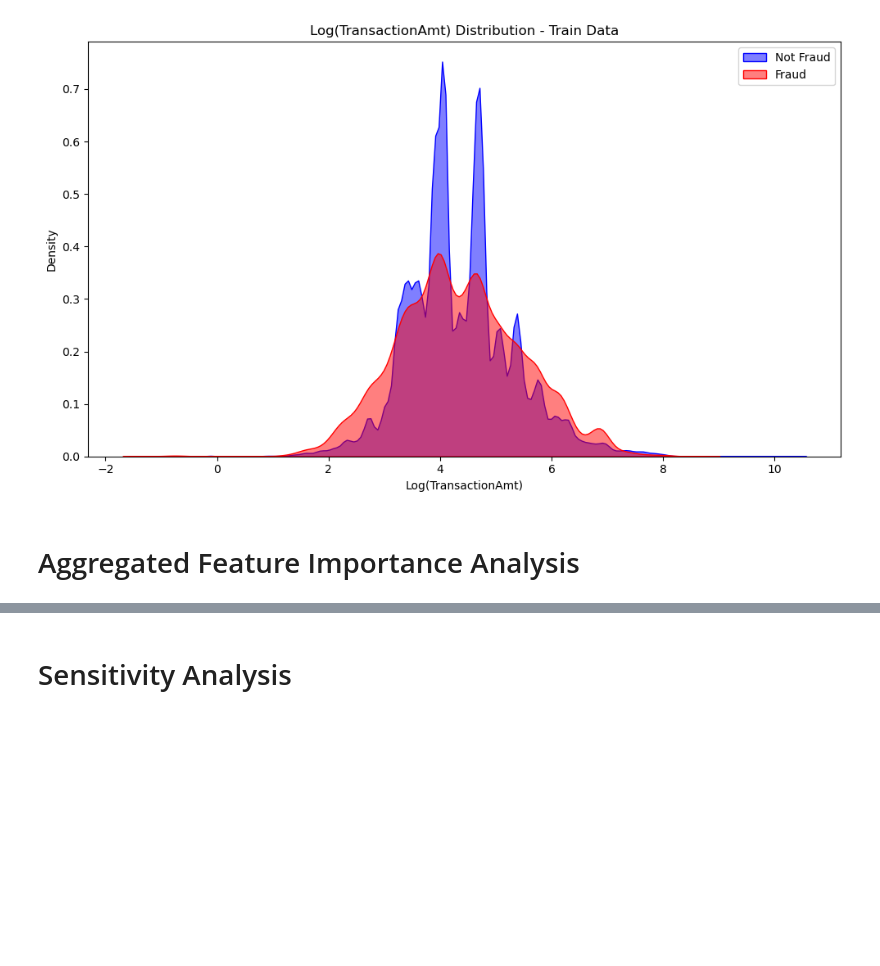
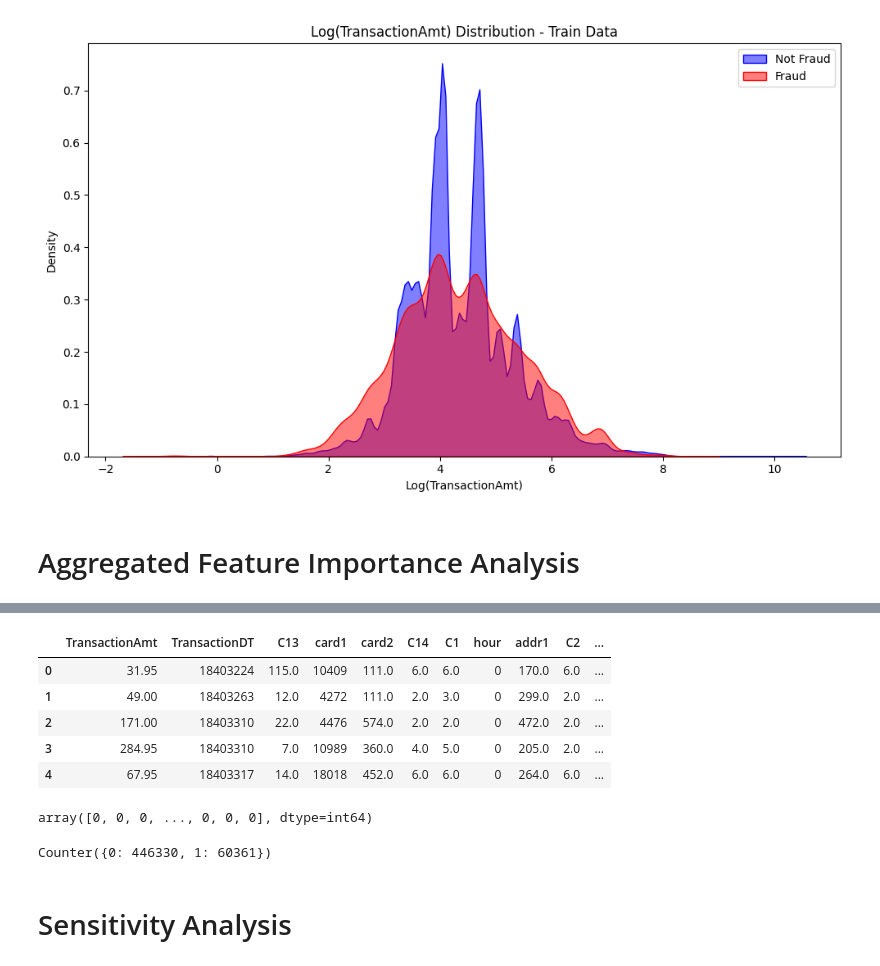
Before and after one commit to ackerman-alex/IDS789_credit_card_fraud_detection, a Jupyter notebook: new_credit_card_fraud_detection.ipynb, the cells around one changed output, grey strips where cells are left out. Drawn from its saved outputs; the diff is of its cells as text; code cells hidden in the pictures; blank space fills up the shorter version.

```diff
--- a/new_credit_card_fraud_detection.ipynb
+++ b/new_credit_card_fraud_detection.ipynb
@@ -595,3 +671,29 @@ Top Features - Section 4:
+# %%
+test["dayofweek"] = ((test["TransactionDT"] // (60 * 60 * 24)) - 1) % 7
+test["hour"] = (test["TransactionDT"] // (60 * 60)) % 24
+
+
+test[top_aggregated_feature_names[:-1]].head()
+# %% [output]
+|  | TransactionAmt | TransactionDT | C13 | card1 | card2 | C14 | C1 | hour | addr1 | C2 | ... |
+| 0 | 31.95 | 18403224 | 115.0 | 10409 | 111.0 | 6.0 | 6.0 | 0 | 170.0 | 6.0 | ... |
+| 1 | 49.00 | 18403263 | 12.0 | 4272 | 111.0 | 2.0 | 3.0 | 0 | 299.0 | 2.0 | ... |
+| 2 | 171.00 | 18403310 | 22.0 | 4476 | 574.0 | 2.0 | 2.0 | 0 | 472.0 | 2.0 | ... |
+| 3 | 284.95 | 18403310 | 7.0 | 10989 | 360.0 | 4.0 | 5.0 | 0 | 205.0 | 2.0 | ... |
+| 4 | 67.95 | 18403317 | 14.0 | 18018 | 452.0 | 6.0 | 6.0 | 0 | 264.0 | 6.0 | ... |
+# %%
+# Step 6: Evaluate the model
+y_pred = brf.predict(test[top_aggregated_feature_names[:-1]])
+#print("Classification Report:\n", classification_report(y_test, y_pred))
+#print("Confusion Matrix:\n", confusion_matrix(y_test, y_pred))
+#print("ROC AUC Score:", roc_auc_score(y_test, brf.predict_proba(X_test)[:, 1]))
+# %% [output]
+array([0, 0, 0, ..., 0, 0, 0], dtype=int64)
+# %%
+result = Counter(y_pred)
+print(result)
+# %% [output]
+Counter({0: 446330, 1: 60361})
 # %% [markdown]
 # Sensitivity Analysis
 # %%
```
Also changed, not shown: parts of 7 cells of this notebook, 2 other files.
